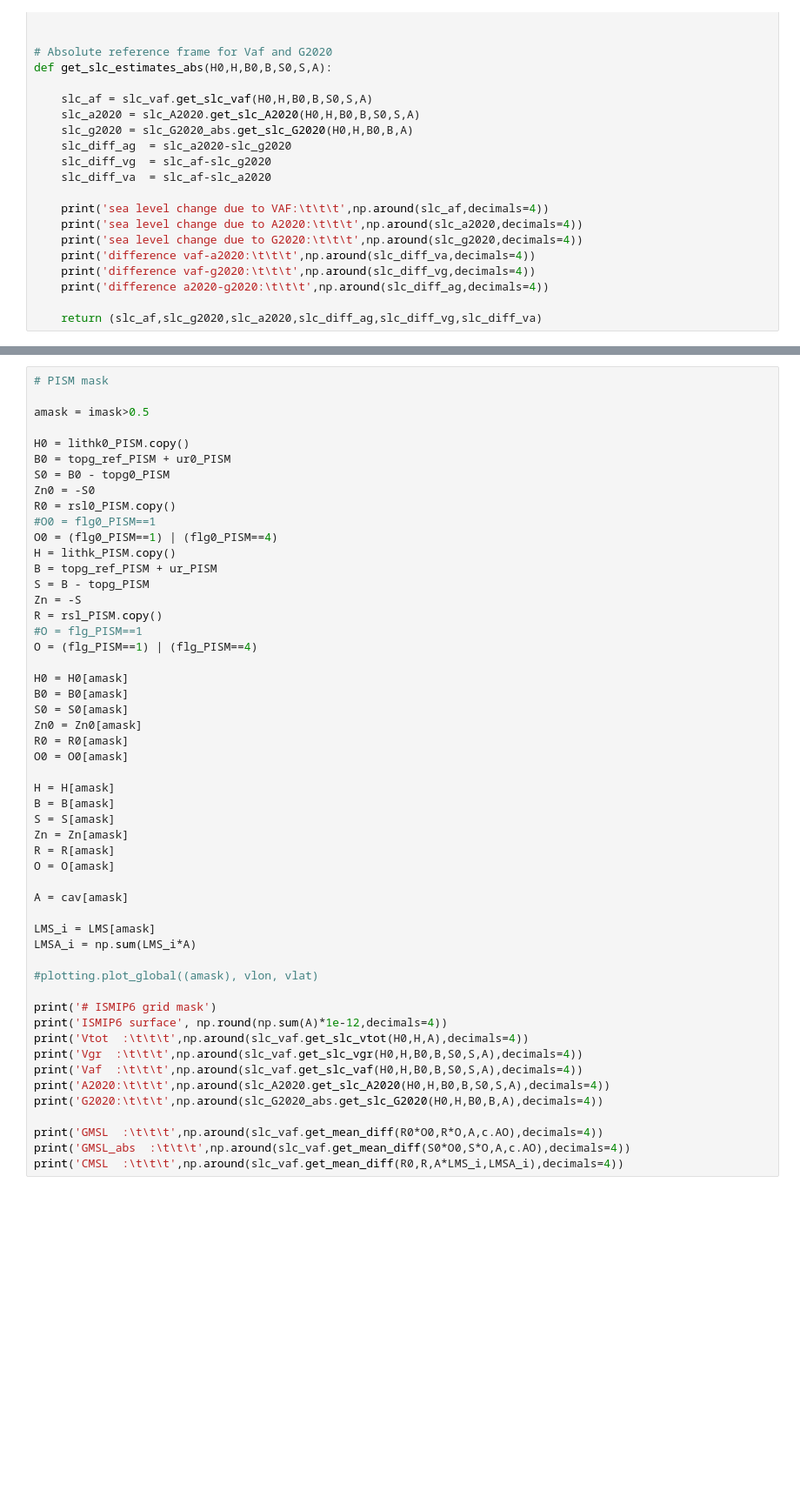
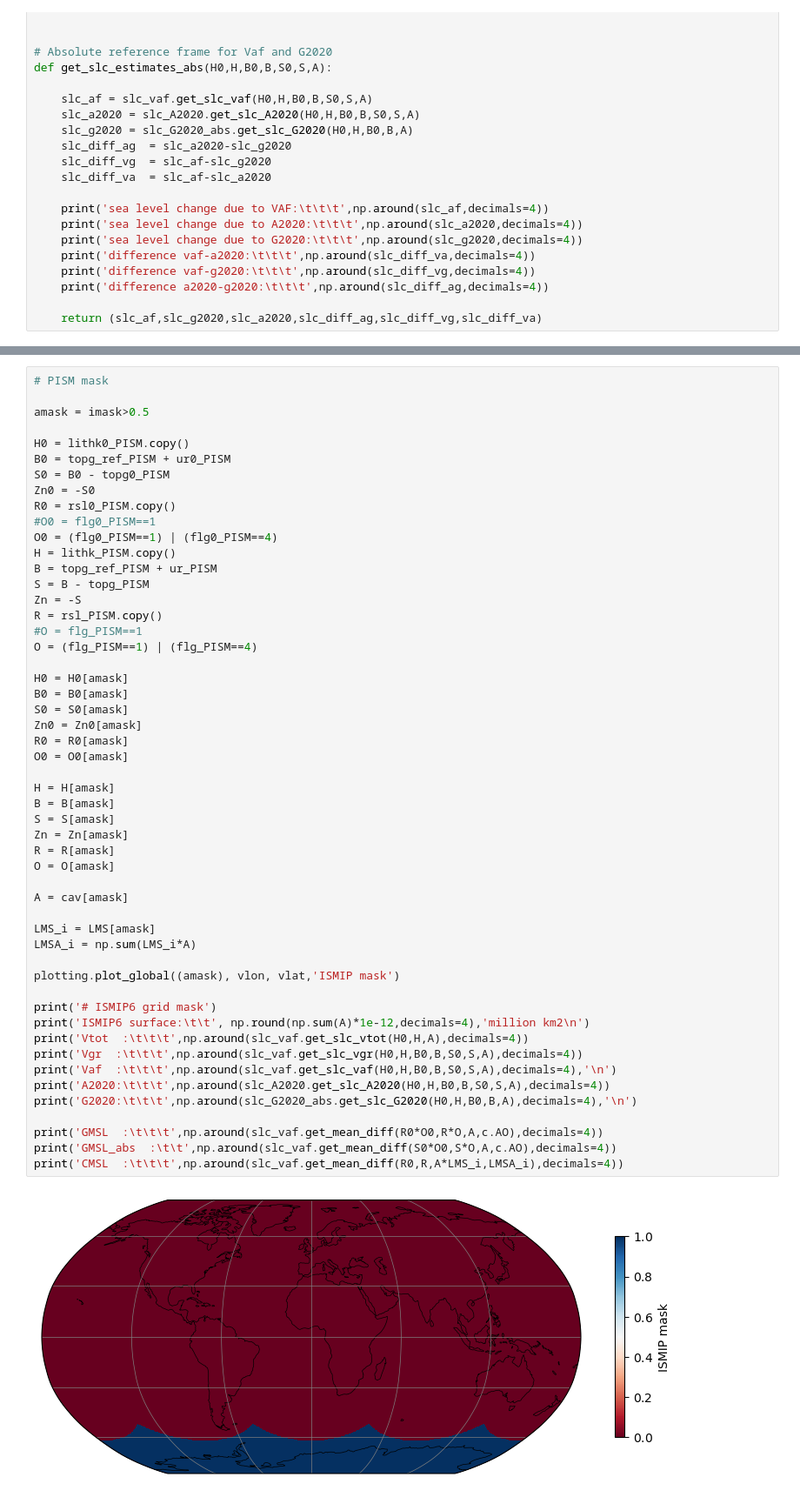
Before and after one commit to ismip/ismip7-sea-level-estimates, a Jupyter notebook: compare_slc_PISMVILMA_global.ipynb, the cells around one changed output, grey strips where cells are left out. Shown at 87% size. Cells and saved outputs as stored; diff of their text form; blank space fills up the shorter version.

```diff
--- a/compare_slc_PISMVILMA_global.ipynb
+++ b/compare_slc_PISMVILMA_global.ipynb
@@ -212,36 +254,37 @@ R = rsl_PISM.copy()
 O = (flg_PISM==1) | (flg_PISM==4)
 
 H0 = H0[amask]
 B0 = B0[amask]
 S0 = S0[amask]
 Zn0 = Zn0[amask]
 R0 = R0[amask]
 O0 = O0[amask]
 
 H = H[amask]
 B = B[amask]
 S = S[amask]
 Zn = Zn[amask]
 R = R[amask]
 O = O[amask]
 
 A = cav[amask]
 
 LMS_i = LMS[amask]
 LMSA_i = np.sum(LMS_i*A)
 
-#plotting.plot_global((amask), vlon, vlat)
+plotting.plot_global((amask), vlon, vlat,'ISMIP mask')
 
 print('# ISMIP6 grid mask')
-print('ISMIP6 surface', np.round(np.sum(A)*1e-12,decimals=4))
+print('ISMIP6 surface:\t\t', np.round(np.sum(A)*1e-12,decimals=4),'million km2\n')
 print('Vtot  :\t\t\t',np.around(slc_vaf.get_slc_vtot(H0,H,A),decimals=4))
 print('Vgr  :\t\t\t',np.around(slc_vaf.get_slc_vgr(H0,H,B0,B,S0,S,A),decimals=4))
-print('Vaf  :\t\t\t',np.around(slc_vaf.get_slc_vaf(H0,H,B0,B,S0,S,A),decimals=4))
+print('Vaf  :\t\t\t',np.around(slc_vaf.get_slc_vaf(H0,H,B0,B,S0,S,A),decimals=4),'\n')
 print('A2020:\t\t\t',np.around(slc_A2020.get_slc_A2020(H0,H,B0,B,S0,S,A),decimals=4))
-print('G2020:\t\t\t',np.around(slc_G2020_abs.get_slc_G2020(H0,H,B0,B,A),decimals=4))
+print('G2020:\t\t\t',np.around(slc_G2020_abs.get_slc_G2020(H0,H,B0,B,A),decimals=4),'\n')
 
 print('GMSL  :\t\t\t',np.around(slc_vaf.get_mean_diff(R0*O0,R*O,A,c.AO),decimals=4))
-print('GMSL_abs  :\t\t\t',np.around(slc_vaf.get_mean_diff(S0*O0,S*O,A,c.AO),decimals=4))
+print('GMSL_abs  :\t\t',np.around(slc_vaf.get_mean_diff(S0*O0,S*O,A,c.AO),decimals=4))
 print('CMSL  :\t\t\t',np.around(slc_vaf.get_mean_diff(R0,R,A*LMS_i,LMSA_i),decimals=4))
 # %% [output]
+[figure, added]
 # ISMIP6 grid mask
```
Also changed, not shown: parts of 17 cells of this notebook, 1 other file.
